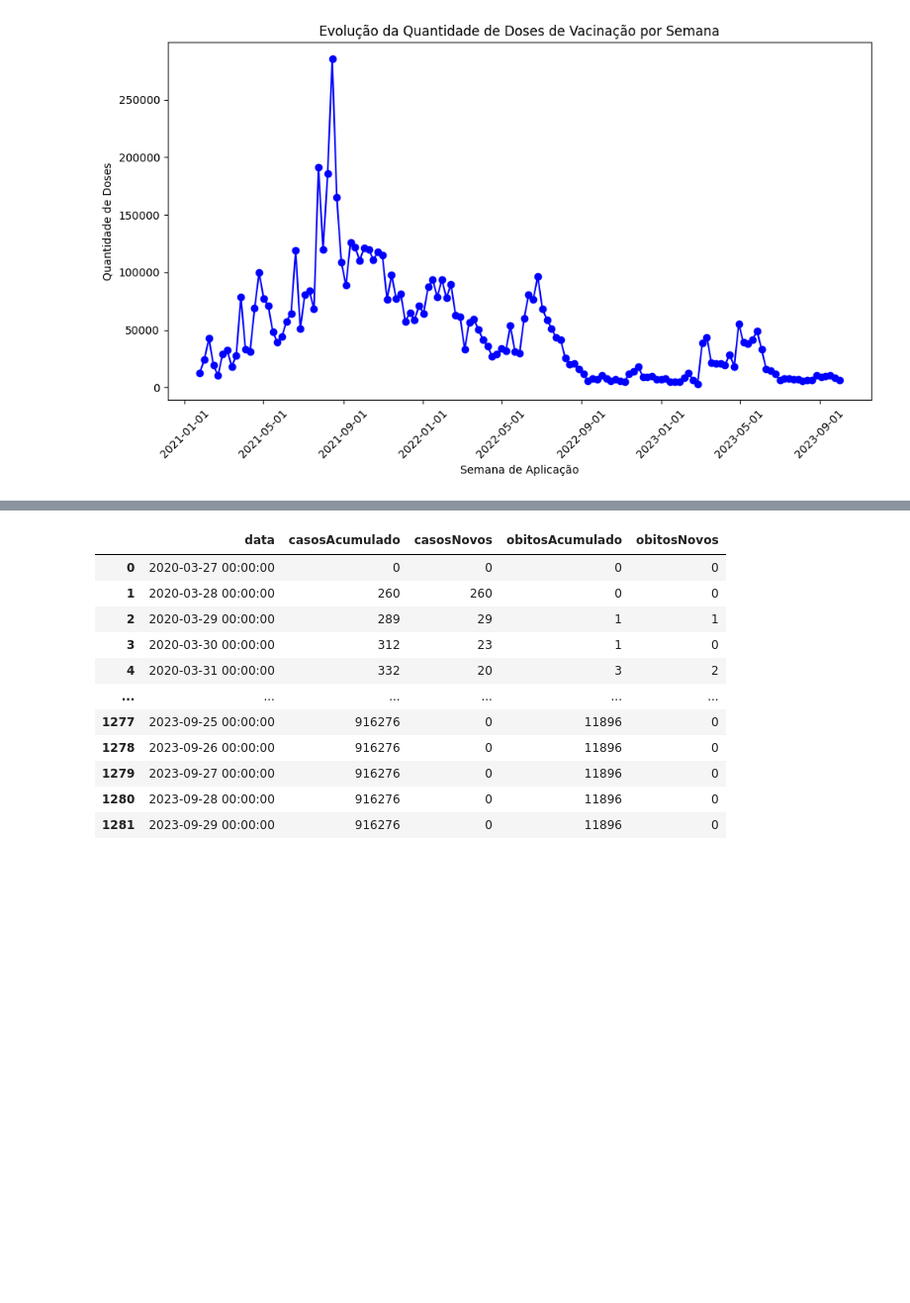
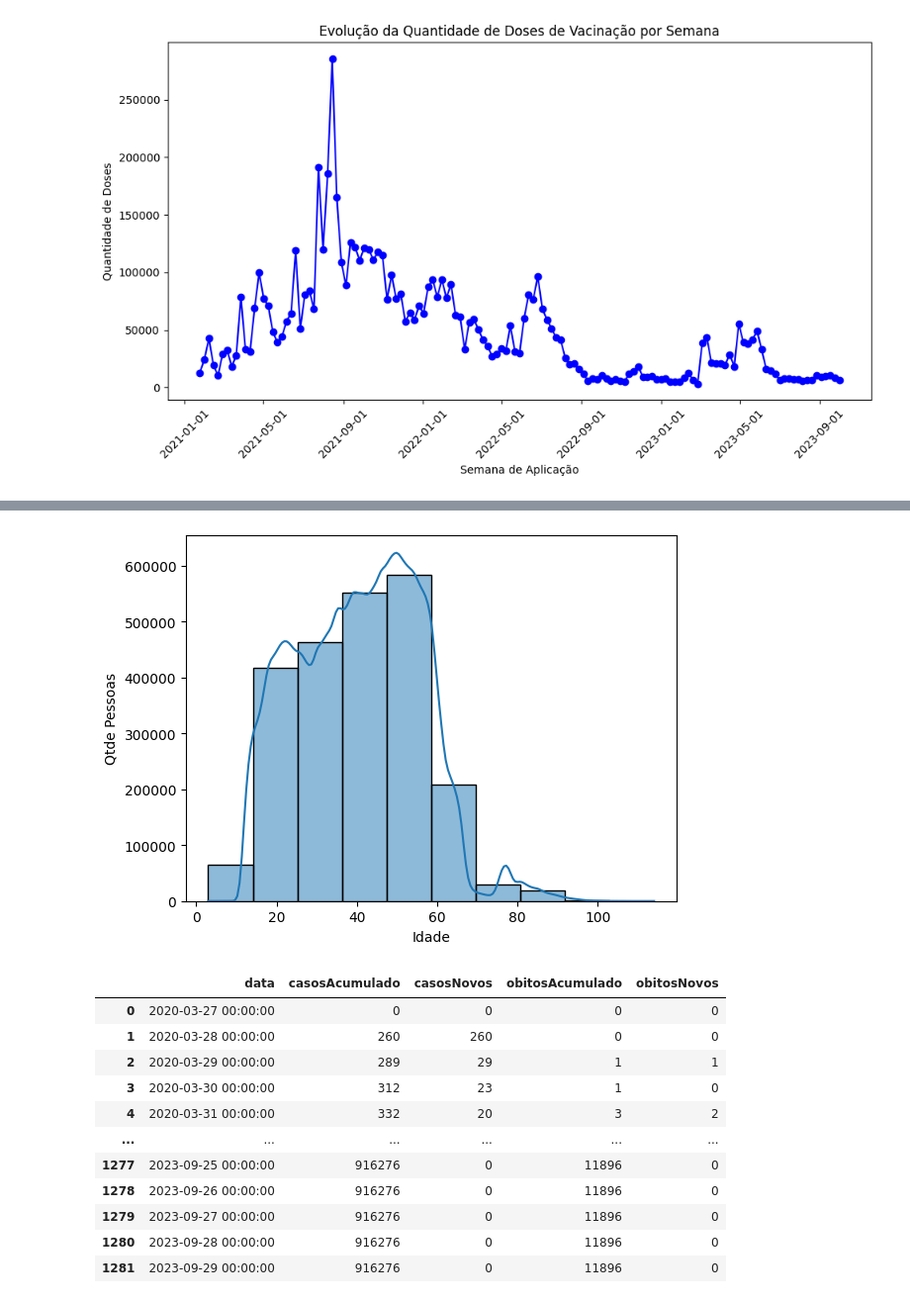
Before and after one commit to maurodomingues/Vacinacao_COVID19_DF, a Jupyter notebook: analise_estatistica.ipynb, the cells around one changed output, grey strips where cells are left out. Shown: that part at 99% size. Saved outputs shown, nothing was run; the diff lists cells and outputs as text; code cells hidden in the pictures; blank space fills up the shorter version.

```diff
--- a/analise_estatistica.ipynb
+++ b/analise_estatistica.ipynb
@@ -604,0 +657,2 @@ plt.show()
+# %%
+df_temporal_2 = df[(df['vacina_dataAplicacao'] >= '2021-05-01 00:00:00') & (df['vacina_dataAplicacao'] < '2021-10-01 00:00:00')]
@@ -605,3 +671,10 @@ plt.show()
+# %%
+sns.histplot(data=df_temporal_2,x="paciente_idade",bins=10,kde=True)
+plt.xlabel("Idade")
+plt.ylabel("Qtde Pessoas")
+plt.show()
+# %% [output]
+[figure, added]
 # %%
 df_covid = pd.read_csv('Dados_covid_DF')
 # %%
```
Also changed, not shown: parts of 24 cells of this notebook.
